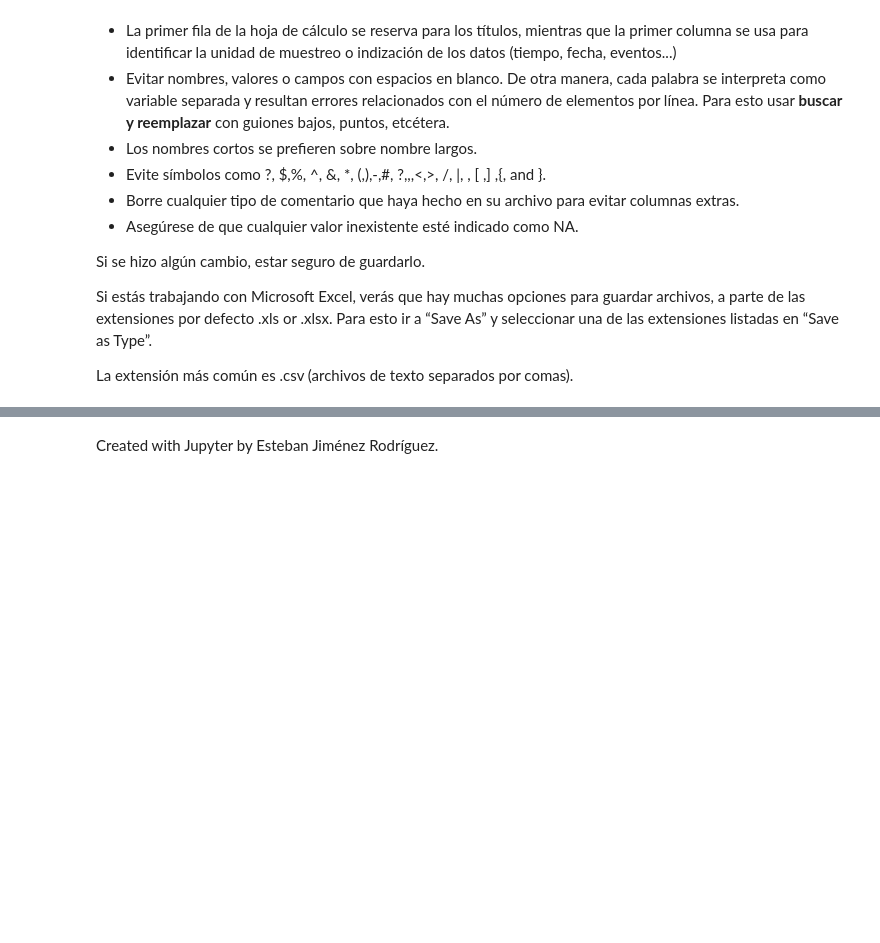
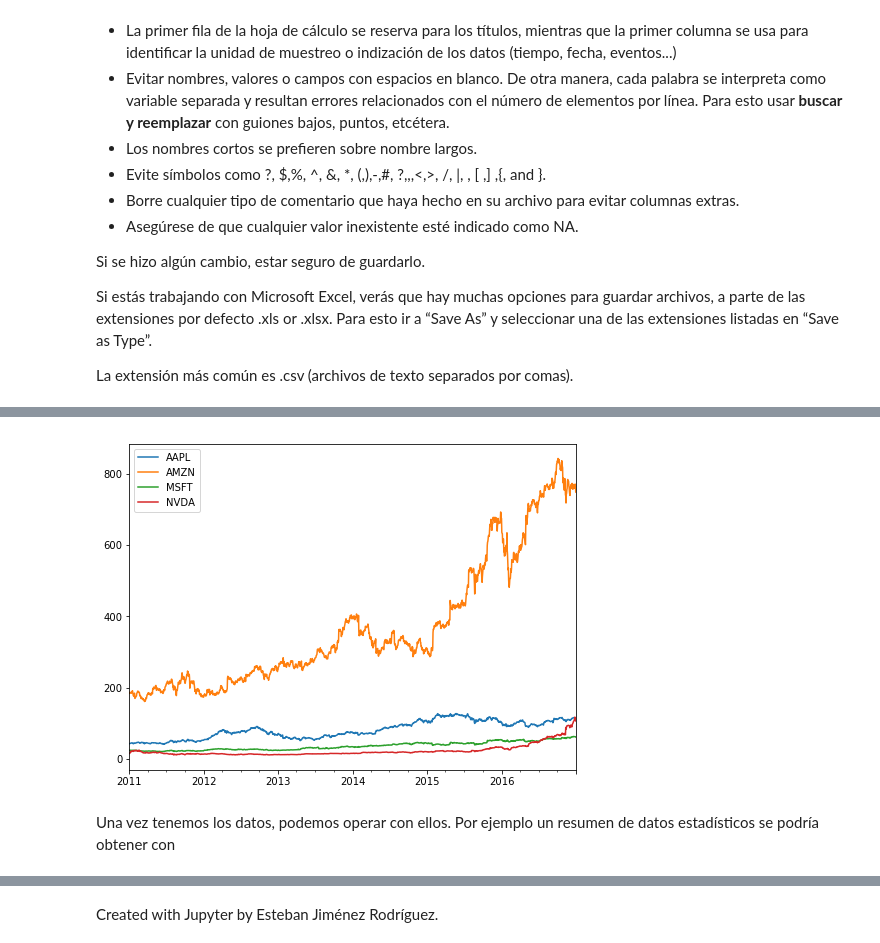
Before and after one commit to luzifi/Simulacion2017, a Jupyter notebook: Modulo2/Clase14_ManejoDatosPandas.ipynb, the cells around one changed output, grey strips where cells are left out. Cells and saved outputs as stored; diff of their text form; code cells hidden in the pictures; blank space fills up the shorter version.

```diff
--- a/Modulo2/Clase14_ManejoDatosPandas.ipynb
+++ b/Modulo2/Clase14_ManejoDatosPandas.ipynb
@@ -52,0 +309,4 @@ La extensión más común es .csv (archivos de texto separados por comas).
+# %%
+# Llenamos los huecos con el precio de cierre del día anterior
+closes = closes.fillna(method='ffill')
+closes
@@ -52,0 +332,7 @@ La extensión más común es .csv (archivos de texto separados por comas).
+# %%
+# Gráfico limpio...
+closes.plot(figsize=(8,6));
+# %% [output]
+[figure, added]
+# %% [markdown]
+Una vez tenemos los datos, podemos operar con ellos. Por ejemplo un resumen de datos estadísticos se podría obtener con
```
Also changed, not shown: parts of 33 cells of this notebook, 3 other files.
